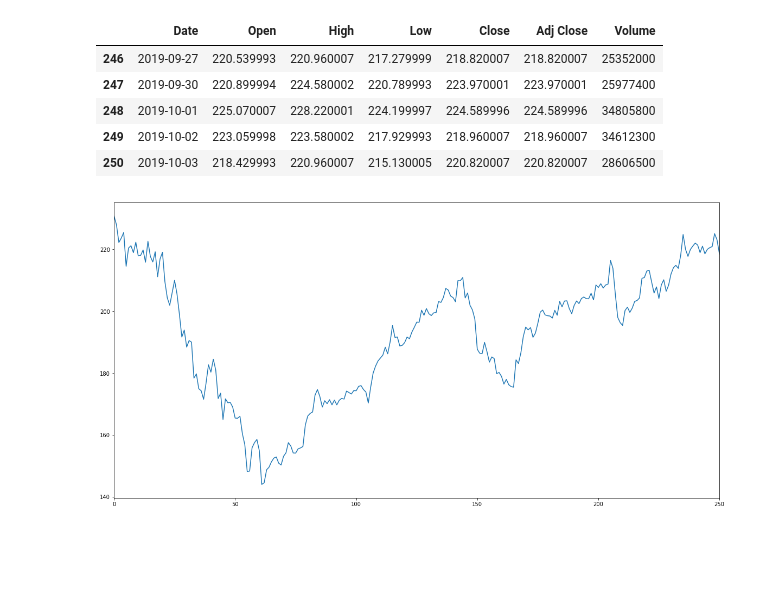
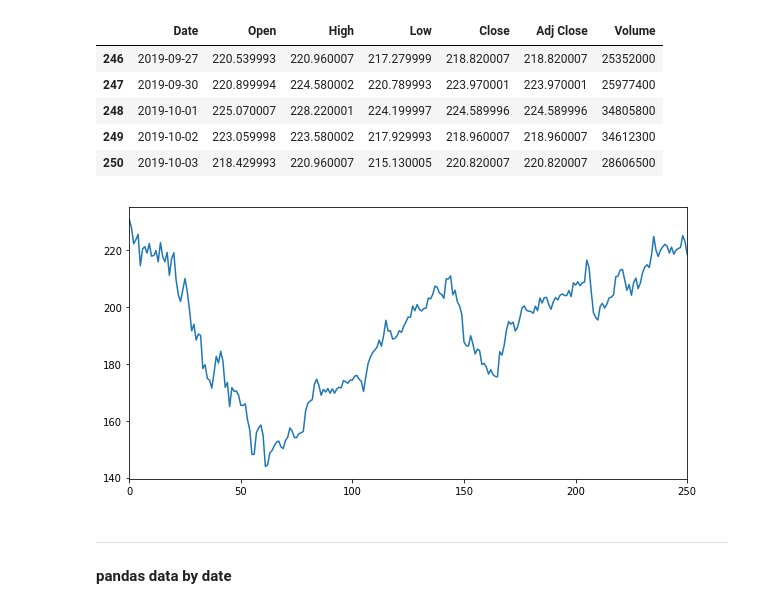
Before and after one commit to spctr01/Finance, a Jupyter notebook: pandas.ipynb, the cells around one changed output. Cells and saved outputs as stored; diff of their text form; code cells hidden in the pictures; blank space fills up the shorter version.

```diff
--- a/pandas.ipynb
+++ b/pandas.ipynb
@@ -23,8 +23,12 @@ data.tail()
 | 249 | 2019-10-02 | 223.059998 | 223.580002 | 217.929993 | 218.960007 | 218.960007 | 34612300 |
 | 250 | 2019-10-03 | 218.429993 | 220.960007 | 215.130005 | 220.820007 | 220.820007 | 28606500 |
 # %%
-plt.figure(figsize=(20,10))  #figsize(lenght,height)
+plt.figure(figsize=(10,5))  #figsize(lenght,height)
 data['Open'].plot()
 plt.show()
 # %% [output]
-[figure, old version]
+[figure, new version]
+# %% [markdown]
+****
+# %% [markdown]
+**pandas data by date**
```
Also changed, not shown: parts of 4 cells of this notebook.
